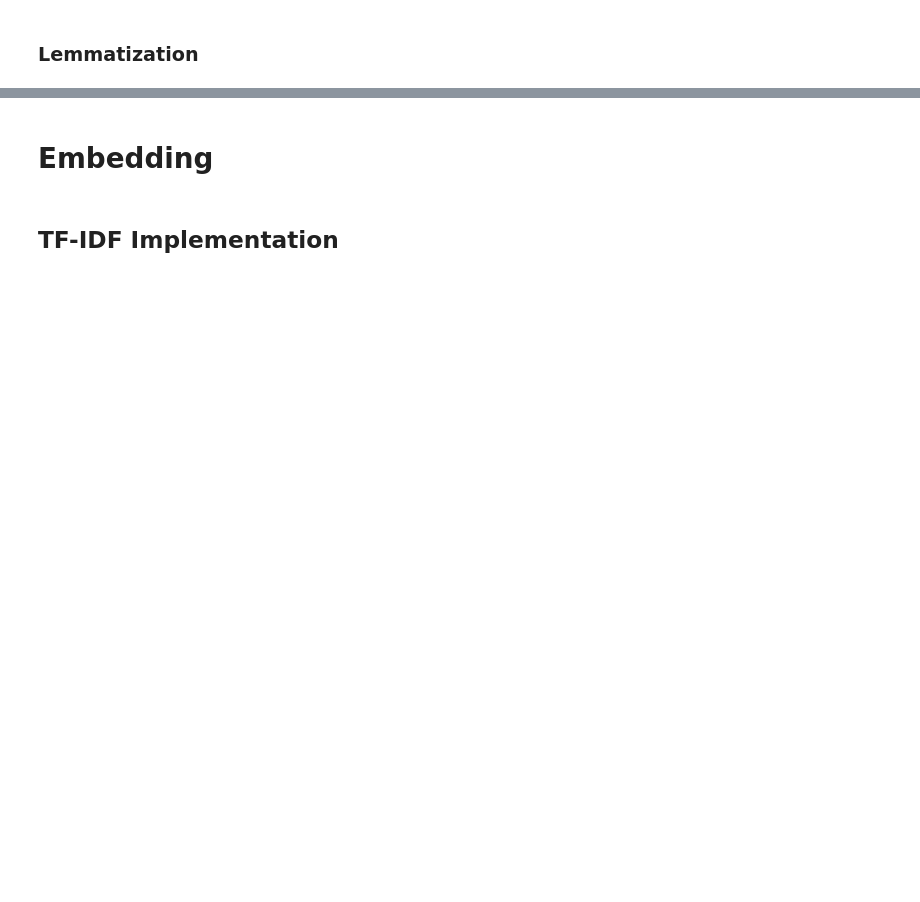
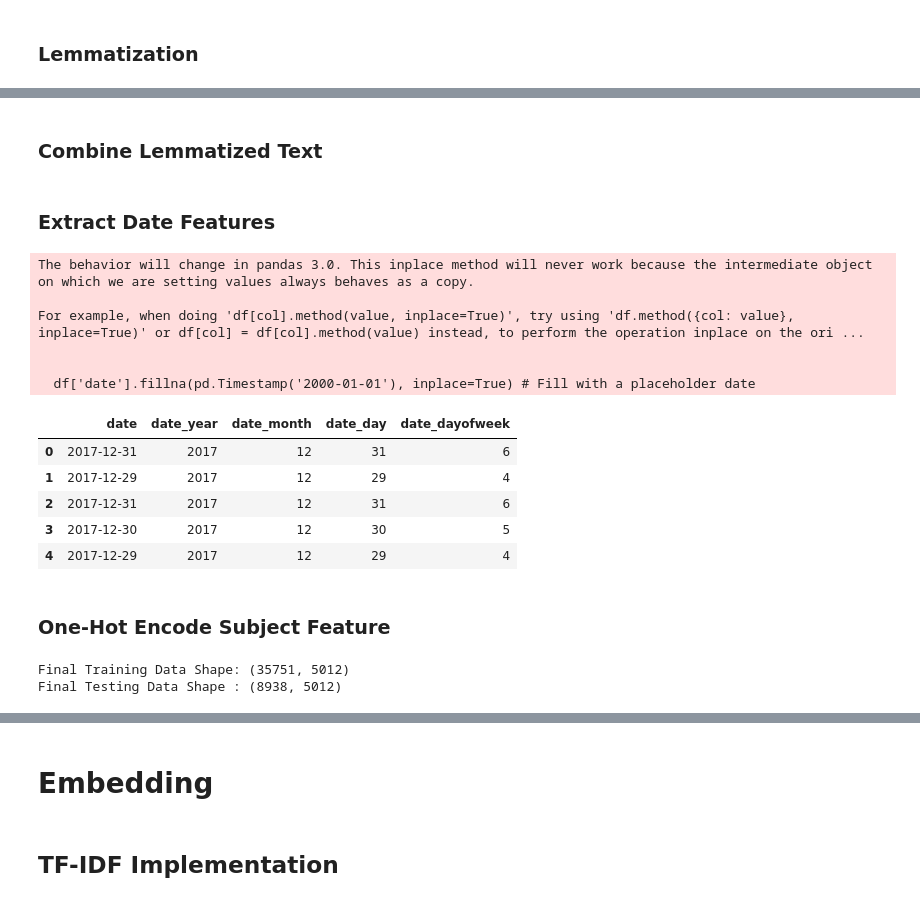
Before and after one commit to ananthakrishnanm010/Real_or_Fake, a Jupyter notebook: FakeVsReal.ipynb, the cells around one changed output, grey strips where cells are left out. Cells and saved outputs as stored; diff of their text form; code cells hidden in the pictures; blank space fills up the shorter version.

```diff
--- a/FakeVsReal.ipynb
+++ b/FakeVsReal.ipynb
@@ -248,3 +252,5 @@ df.head(3)
 | 0 | As U.S. budget fight looms, Repub... | WASHINGTON (Reuters) - The head o... | politicsNews | December 31, 2017 | 1 | WASHINGTON Reuters The head of a ... | washington reuters the head of a ... | [washington, reuters, the, head, ... | ... |
 | 1 | U.S. military to accept transgend... | WASHINGTON (Reuters) - Transgende... | politicsNews | December 29, 2017 | 1 | WASHINGTON Reuters Transgender pe... | washington reuters transgender pe... | [washington, reuters, transgender... | ... |
 | 2 | Senior U.S. Republican senator: '... | WASHINGTON (Reuters) - The specia... | politicsNews | December 31, 2017 | 1 | WASHINGTON Reuters The special co... | washington reuters the special co... | [washington, reuters, the, specia... | ... |
+# %% [markdown]
+### Combine Lemmatized Text
@@ -250,0 +260,29 @@ df.head(3)
+# %% [markdown]
+### Extract Date Features
+# %%
+# Convert 'date' to datetime objects and extract features
+df['date'] = pd.to_datetime(df['date'], errors='coerce')
+df['date'].fillna(pd.Timestamp('2000-01-01'), inplace=True)
+
+df['date_year'] = df['date'].dt.year
+df['date_month'] = df['date'].dt.month
+df['date_day'] = df['date'].dt.day
+df['date_dayofweek'] = df['date'].dt.dayofweek
+
+# Display the new date features
+display(df[['date', 'date_year', 'date_month', 'date_day', 'date_dayofweek']].head())
+# %% [output]
+The behavior will change in pandas 3.0. This inplace method will never work because the intermediate object on which we are setting values always behaves as a copy.
+
+For example, when doing 'df[col].method(value, inplace=True)', try using 'df.method({col: value}, inplace=True)' or df[col] = df[col].method(value) instead, to perform the operation inplace on the ori ...
+
+
+  df['date'].fillna(pd.Timestamp('2000-01-01'), inplace=True) # Fill with a placeholder date
+|  | date | date_year | date_month | date_day | date_dayofweek |
+| 0 | 2017-12-31 | 2017 | 12 | 31 | 6 |
+| 1 | 2017-12-29 | 2017 | 12 | 29 | 4 |
+| 2 | 2017-12-31 | 2017 | 12 | 31 | 6 |
+| 3 | 2017-12-30 | 2017 | 12 | 30 | 5 |
+| 4 | 2017-12-29 | 2017 | 12 | 29 | 4 |
+# %% [markdown]
+### One-Hot Encode Subject Feature
@@ -250,0 +293,36 @@ df.head(3)
+# %%
+# Modified cell to include date and subject features
+
+# Split data based on processed text for consistent indexing
+X_train_text, X_test_text, y_train, y_test = train_test_split(
+    df['processed_text'],
+    df['label'],
+    test_size=0.2,
+    random_state=42,
+    stratify=df['label']
+)
+
+tfidf = TfidfVectorizer(max_features=5000)
+X_train_tfidf = tfidf.fit_transform(X_train_text)
+X_test_tfidf = tfidf.transform(X_test_text)
+
+
+date_features_df = df[['date_year', 'date_month', 'date_day', 'date_dayofweek']]
+X_date_features_full = csr_matrix(date_features_df.loc[X_train_text.index.union(X_test_text.index)].values)
+
+X_train_date_features = X_date_features_full[X_train_text.index]
+X_test_date_features = X_date_features_full[X_test_text.index]
+
+# subject features for train and test sets
+X_train_subject_features = subject_encoded_sparse[X_train_text.index]
+X_test_subject_features = subject_encoded_sparse[X_test_text.index]
+
+# Combine  features
+X_train = hstack([X_train_tfidf, X_train_date_features, X_train_subject_features])
+X_test = hstack([X_test_tfidf, X_test_date_features, X_test_subject_features])
+
+print("Final Training Data Shape:", X_train.shape)
+print("Final Testing Data Shape :", X_test.shape)
+# %% [output]
+Final Training Data Shape: (35751, 5012)
+Final Testing Data Shape : (8938, 5012)
```
Also changed, not shown: parts of 25 cells of this notebook.
